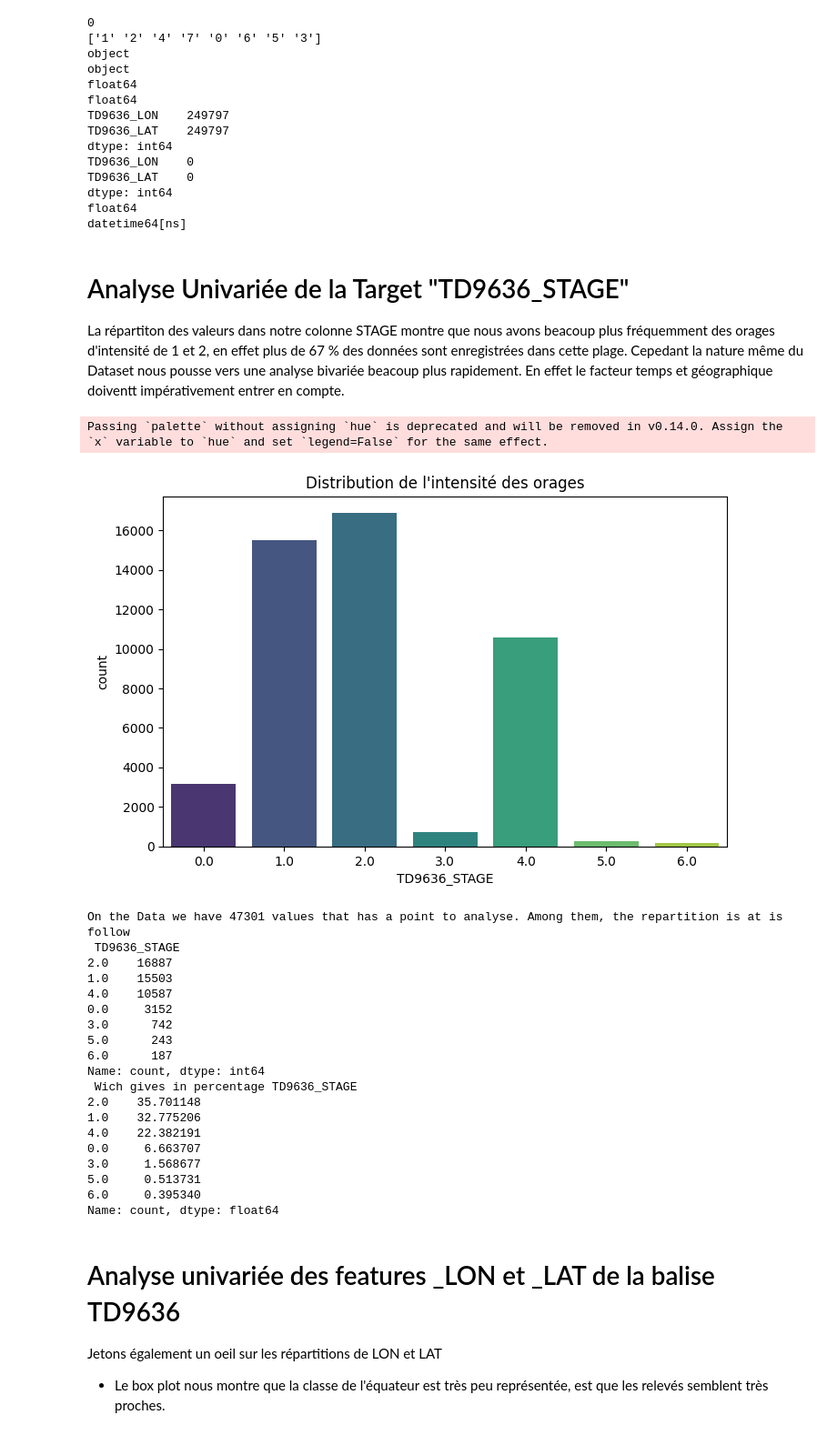
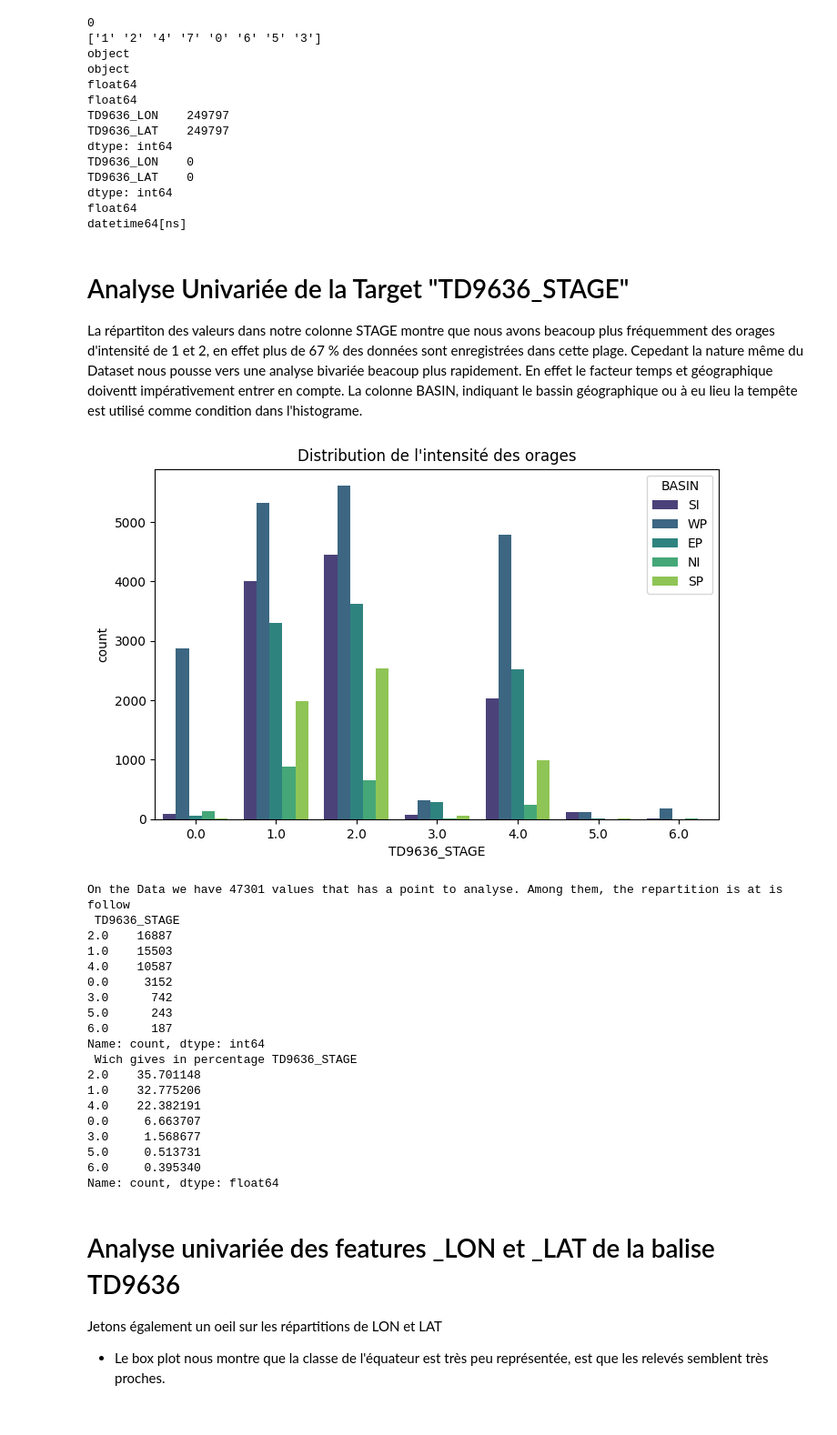
Before and after one commit to 1leolem1/Tropical-Cyclone-Strength-Prediction, a Jupyter notebook: Ibtracs_EDA/ibtracs_EDA.ipynb, the cells around one changed output. Shown at 91% size. Drawn from its saved outputs; the diff is of its cells as text; code cells hidden in the pictures.

Commit message:
ibtracs_EDA_Charles
Adding new plotting
More corrections
Going through all the depreciated features in the notebook

```diff
--- a/Ibtracs_EDA/ibtracs_EDA.ipynb
+++ b/Ibtracs_EDA/ibtracs_EDA.ipynb
@@ -137,53 +137,53 @@ datetime64[ns]
 # Analyse Univariée de la Target "TD9636_STAGE"
 La répartiton des valeurs dans notre colonne STAGE montre que nous avons beacoup plus fréquemment des orages d'intensité de 1 et 2, en effet plus de 67 % des données sont enregistrées dans cette plage.
 Cepedant la nature même du Dataset nous pousse vers une analyse bivariée beacoup plus rapidement. En effet le facteur temps et géographique doiventt impérativement entrer en compte.
+La colonne BASIN, indiquant le bassin géographique ou à eu lieu la tempête est utilisé comme condition dans l'histograme.
 # %%
 #Analyse univariée de notre target
 from matplotlib import pyplot as plt
 import seaborn as sns
 
 #assez basique celui du dessous est plus joli
 #sns.histplot(filtered_csv["TD9636_STAGE"])
 #plt.title("Distribution de l'intensité des orages")
 #plt.show()
 
 #Tel quel, le box plot n'est pas pertinent
 #sns.boxplot(x=filtered_csv['TD9636_STAGE'])
 #plt.title("Boxplot de l'intensité des orages")
 #plt.show()
 
 #distribution des classes
 plt.figure(figsize=(8,5))
-sns.countplot(x="TD9636_STAGE", data=filtered_csv, palette="viridis")
+sns.countplot(x="TD9636_STAGE", data=filtered_csv, hue="BASIN", palette="viridis")
 plt.title("Distribution de l'intensité des orages")
 plt.show()
 
 #compte de la répartition de l'intensité en pourcentage
 total_intensité = len(filtered_csv[filtered_csv["TD9636_STAGE"] !=7])
 nombre_intensités = filtered_csv["TD9636_STAGE"][filtered_csv["TD9636_STAGE"] !=7].value_counts()
 print(f"On the Data we have {total_intensité} values that has a point to analyse. Among them, the repartition is at is follow \n {nombre_intensités} \n Wich gives in percentage {(nombre_intensités / total_intensité) * 100}")
 # %% [output]
+[figure, new version]
-Passing `palette` without assigning `hue` is deprecated and will be removed in v0.14.0. Assign the `x` variable to `hue` and set `legend=False` for the same effect.
+On the Data we have 47301 values that has a point to analyse. Among them, the repartition is at is follow
+ TD9636_STAGE
+2.0    16887
+1.0    15503
+4.0    10587
+0.0     3152
+3.0      742
+5.0      243
+6.0      187
+Name: count, dtype: int64
+ Wich gives in percentage TD9636_STAGE
+2.0    35.701148
+1.0    32.775206
+4.0    22.382191
+0.0     6.663707
+3.0     1.568677
+5.0     0.513731
+6.0     0.395340
+Name: count, dtype: float64
-[figure, old version]
-On the Data we have 47301 values that has a point to analyse. Among them, the repartition is at is follow
- TD9636_STAGE
-2.0    16887
-1.0    15503
-4.0    10587
-0.0     3152
-3.0      742
-5.0      243
-6.0      187
-Name: count, dtype: int64
- Wich gives in percentage TD9636_STAGE
-2.0    35.701148
-1.0    32.775206
-4.0    22.382191
-0.0     6.663707
-3.0     1.568677
-5.0     0.513731
-6.0     0.395340
-Name: count, dtype: float64
 # %% [markdown]
 # Analyse univariée des features _LON et _LAT de la balise TD9636
 Jetons également un oeil sur les répartitions de LON et LAT
```
Also changed, not shown: parts of 7 cells of this notebook.
